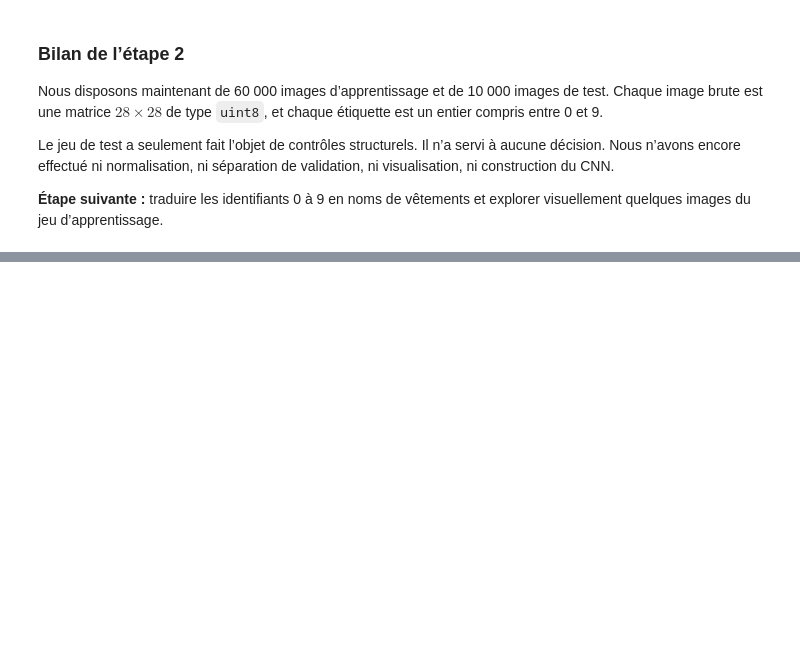
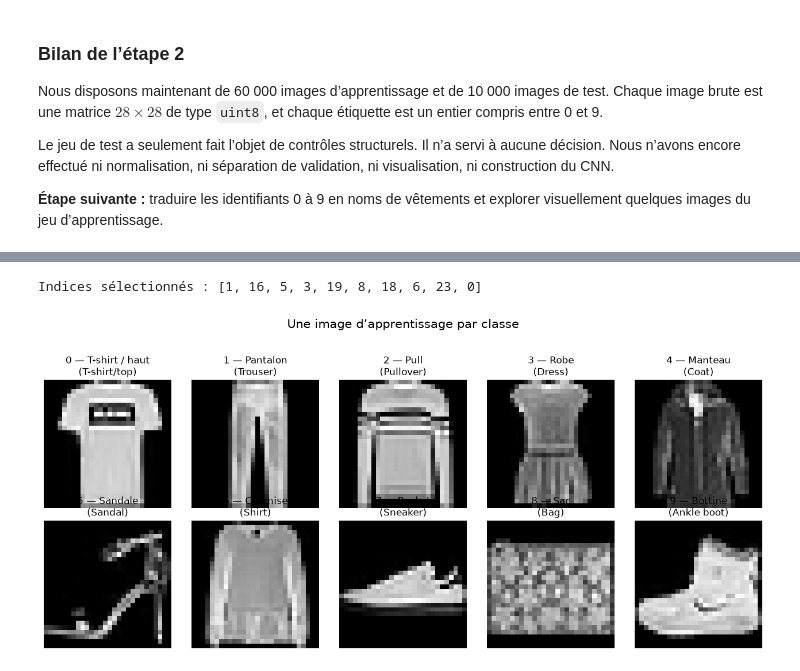
Before and after one commit to DRIOUCH96/introduction_au_deeplearning, a Jupyter notebook: fashion_mnist_cnn.ipynb, the cells around one changed output, grey strips where cells are left out. Cells and saved outputs as stored; diff of their text form; code cells hidden in the pictures; blank space fills up the shorter version.

Commit message:
feat: visualise les classes Fashion-MNIST

```diff
--- a/fashion_mnist_cnn.ipynb
+++ b/fashion_mnist_cnn.ipynb
@@ -233,0 +327,40 @@ Le jeu de test a seulement fait l’objet de contrôles structurels. Il n’a se
+# %%
+premiers_indices = []
+
+for identifiant in range(10):
+    candidats = np.flatnonzero(etiquettes_train_complet == identifiant)
+    assert candidats.size > 0
+    premiers_indices.append(int(candidats[0]))
+
+assert len(set(premiers_indices)) == 10
+assert all(
+    etiquettes_train_complet[indice] == identifiant
+    for identifiant, indice in enumerate(premiers_indices)
+)
+
+print("Indices sélectionnés :", premiers_indices)
+
+figure, axes = plt.subplots(2, 5, figsize=(13, 6))
+
+for identifiant, (axe, indice) in enumerate(
+    zip(axes.ravel(), premiers_indices)
+):
+    axe.imshow(
+        images_train_complet_brutes[indice],
+        cmap="gray",
+        vmin=0,
+        vmax=255,
+        interpolation="nearest",
+    )
+    axe.set_title(
+        f"{identifiant} — {noms_classes_fr[identifiant]}\n"
+        f"({noms_classes_officiels[identifiant]})"
+    )
+    axe.axis("off")
+
+figure.suptitle("Une image d’apprentissage par classe", fontsize=15)
+figure.tight_layout(rect=(0, 0, 1, 0.93))
+plt.show()
+# %% [output]
+Indices sélectionnés : [1, 16, 5, 3, 19, 8, 18, 6, 23, 0]
+[figure, added]
```
Also changed, not shown: parts of 4 cells of this notebook.
